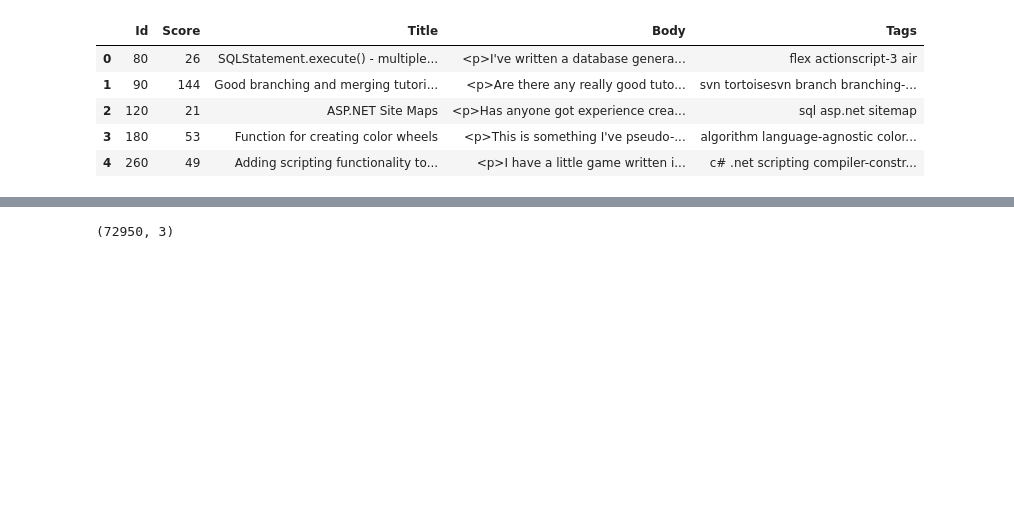
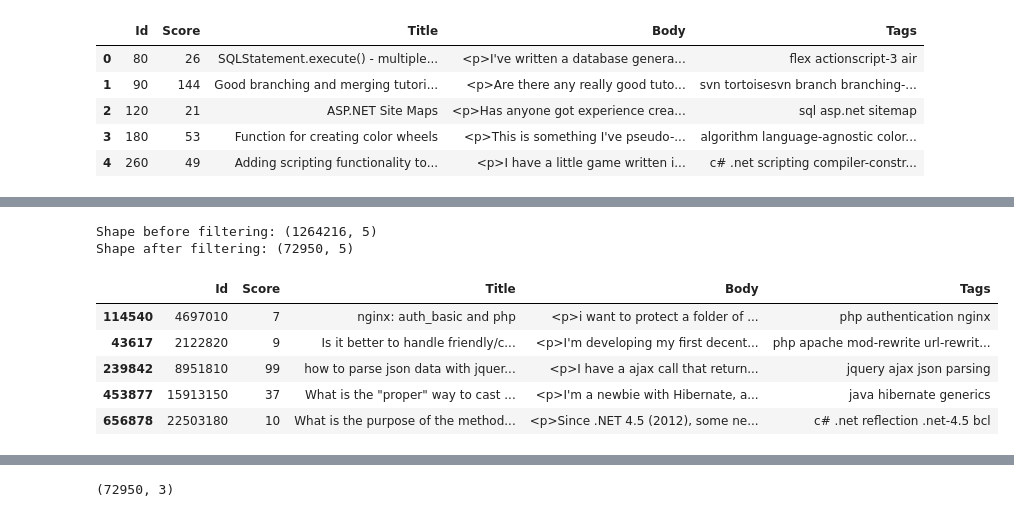
Before and after one commit to Mena-Saleh/Questions-Tagging-System, a Jupyter notebook: Questions Tagging System.ipynb, the cells around one changed output, grey strips where cells are left out. Drawn from its saved outputs; the diff is of its cells as text; code cells hidden in the pictures; blank space fills up the shorter version.

```diff
--- a/Questions Tagging System.ipynb
+++ b/Questions Tagging System.ipynb
@@ -120,8 +114,8 @@ grouped_tags_final.head()
 | 3 | 180 | algorithm language-agnostic color... |
 | 4 | 260 | c# .net scripting compiler-constr... |
 # %%
-# Finally mapping the tags to the questions by id:
-df = df_questions.merge(grouped_tags_final, on = "Id")
+# Finally, mapping the tags to the questions by id
+df = df_questions.merge(grouped_tags, on = "Id")
 df.head()
 # %% [output]
 |  | Id | Score | Title | Body | Tags |
@@ -130,9 +124,3 @@ df.head()
 | 2 | 120 | 21 | ASP.NET Site Maps | <p>Has anyone got experience crea... | sql asp.net sitemap |
 | 3 | 180 | 53 | Function for creating color wheels | <p>This is something I've pseudo-... | algorithm language-agnostic color... |
 | 4 | 260 | 49 | Adding scripting functionality to... | <p>I have a little game written i... | c# .net scripting compiler-constr... |
-# %%
-# Filter by score with a threshold of 5
-print(f"Mean Score   : {df['Score'].mean()}")
-print(f"Minimum Score: {df['Score'].min()}")
-print(f"Maximum Score: {df['Score'].max()}")
-df = df[df['Score'] > 5]
@@ -142,0 +127,4 @@ Maximum Score: 5190
+# %%
+# Checking the statistics of the score column to determine a good threshold to filter only high scores for better learning later on
+pd.set_option('display.float_format', '{:.2f}'.format)
+df['Score'].describe()
@@ -142,0 +141,21 @@ Maximum Score: 5190
+# %%
+# Filter based on a threshold for scores
+print(f'Shape before filtering: {df.shape}')
+
+score_threshold = 2
+mask = df['Score'] >= score_threshold
+df = df[mask]
+
+print(f'Shape after filtering: {df.shape}')
+# %% [output]
+Shape before filtering: (1264216, 5)
+Shape after filtering: (72950, 5)
+# %%
+df.sample(5)
+# %% [output]
+|  | Id | Score | Title | Body | Tags |
+| 114540 | 4697010 | 7 | nginx: auth_basic and php | <p>i want to protect a folder of ... | php authentication nginx |
+| 43617 | 2122820 | 9 | Is it better to handle friendly/c... | <p>I'm developing my first decent... | php apache mod-rewrite url-rewrit... |
+| 239842 | 8951810 | 99 | how to parse json data with jquer... | <p>I have a ajax call that return... | jquery ajax json parsing |
+| 453877 | 15913150 | 37 | What is the "proper" way to cast ... | <p>I'm a newbie with Hibernate, a... | java hibernate generics |
+| 656878 | 22503180 | 10 | What is the purpose of the method... | <p>Since .NET 4.5 (2012), some ne... | c# .net reflection .net-4.5 bcl |
```
Also changed, not shown: parts of 90 cells of this notebook, 3 other files.
